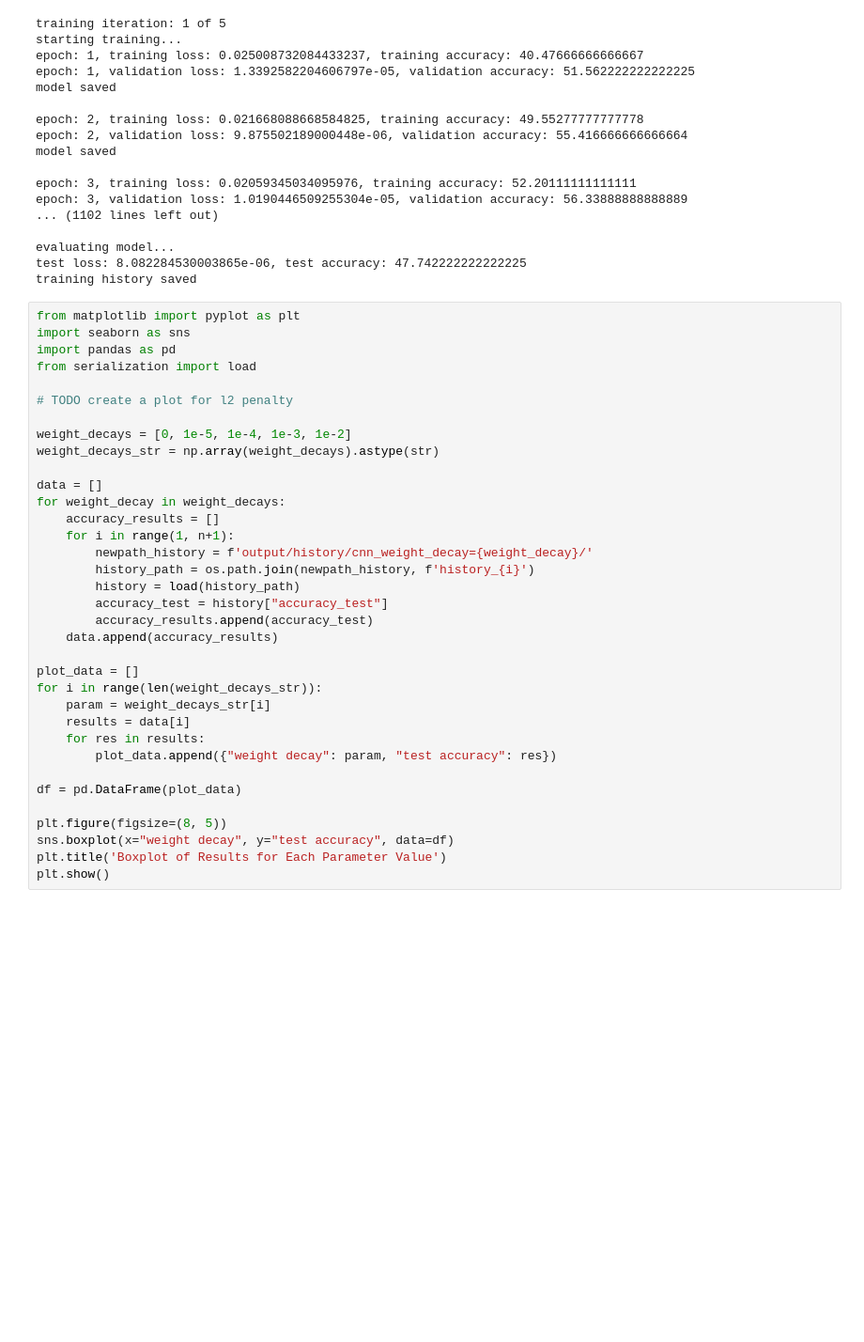
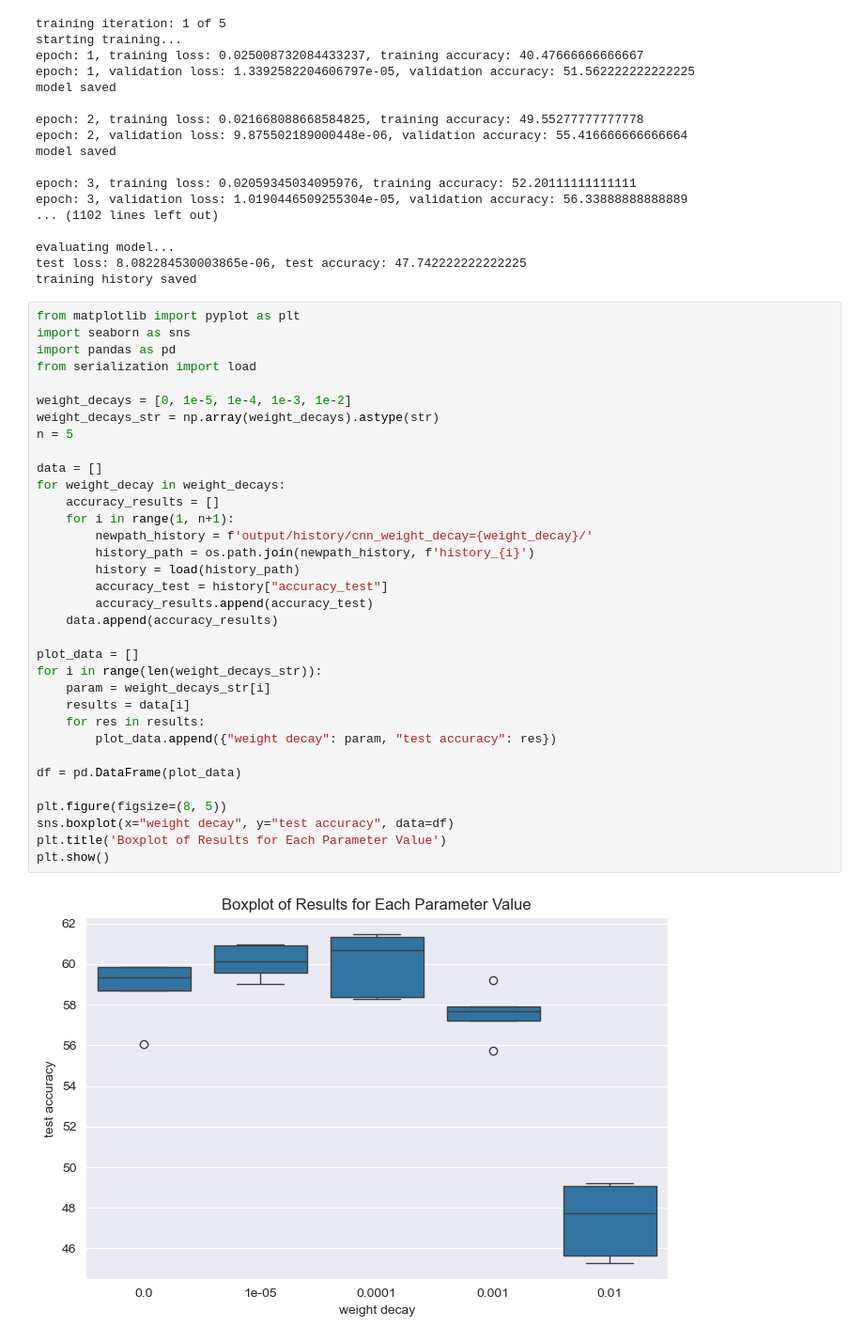
Before and after one commit to kubek22/deep_learning_project, a Jupyter notebook: FCNN_test.ipynb, the cells around one changed output. Shown: that part at 94% size. Cells and saved outputs as stored; diff of their text form; blank space fills up the shorter version.

Commit message:
plotting optimal training parameters

```diff
--- a/FCNN_test.ipynb
+++ b/FCNN_test.ipynb
@@ -205,32 +207,33 @@ import seaborn as sns
 import pandas as pd
 from serialization import load
 
-# TODO create a plot for l2 penalty
-
 weight_decays = [0, 1e-5, 1e-4, 1e-3, 1e-2]
 weight_decays_str = np.array(weight_decays).astype(str)
+n = 5
 
 data = []
 for weight_decay in weight_decays:
     accuracy_results = []
     for i in range(1, n+1):
         newpath_history = f'output/history/cnn_weight_decay={weight_decay}/'
         history_path = os.path.join(newpath_history, f'history_{i}')
         history = load(history_path)
         accuracy_test = history["accuracy_test"]
         accuracy_results.append(accuracy_test)
     data.append(accuracy_results)
 
 plot_data = []
 for i in range(len(weight_decays_str)):
     param = weight_decays_str[i]
     results = data[i]
     for res in results:
         plot_data.append({"weight decay": param, "test accuracy": res})
 
 df = pd.DataFrame(plot_data)
 
 plt.figure(figsize=(8, 5))
 sns.boxplot(x="weight decay", y="test accuracy", data=df)
 plt.title('Boxplot of Results for Each Parameter Value')
 plt.show()
+# %% [output]
+[figure, added]
```
Also changed, not shown: parts of 1 cell of this notebook, 1 other file.
